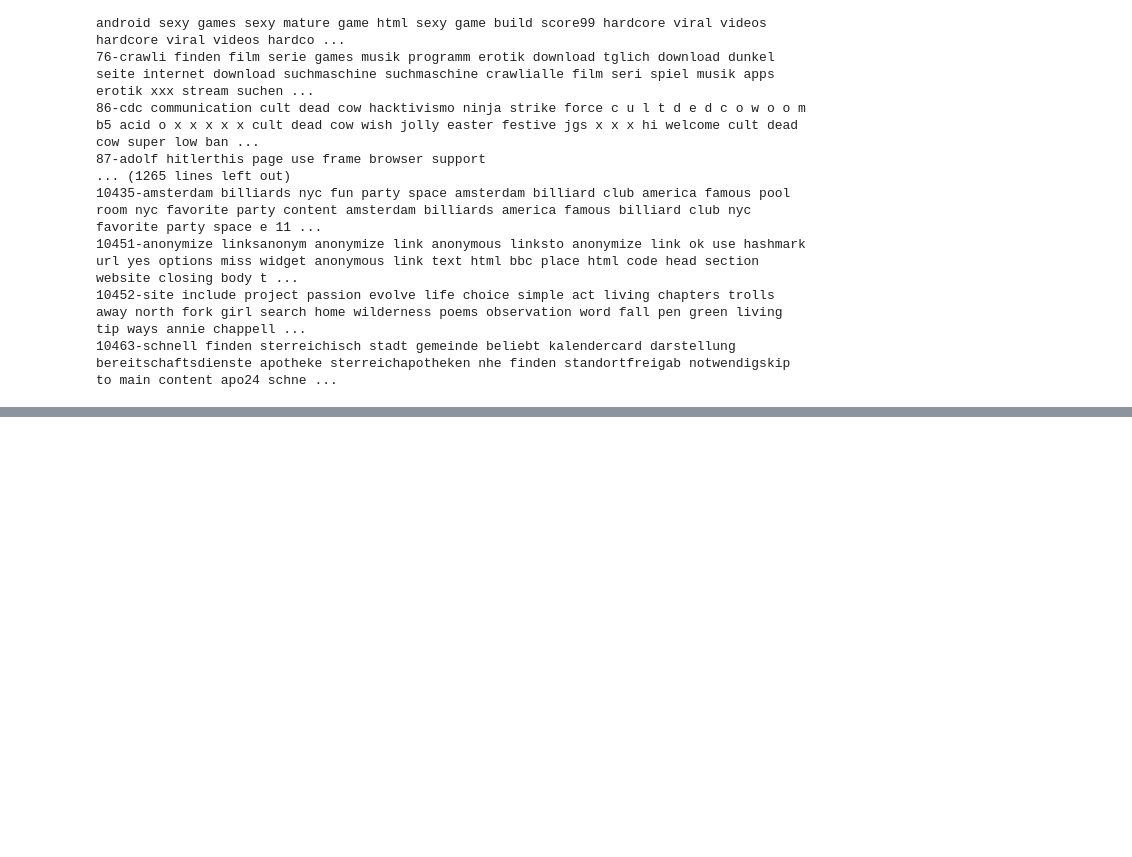
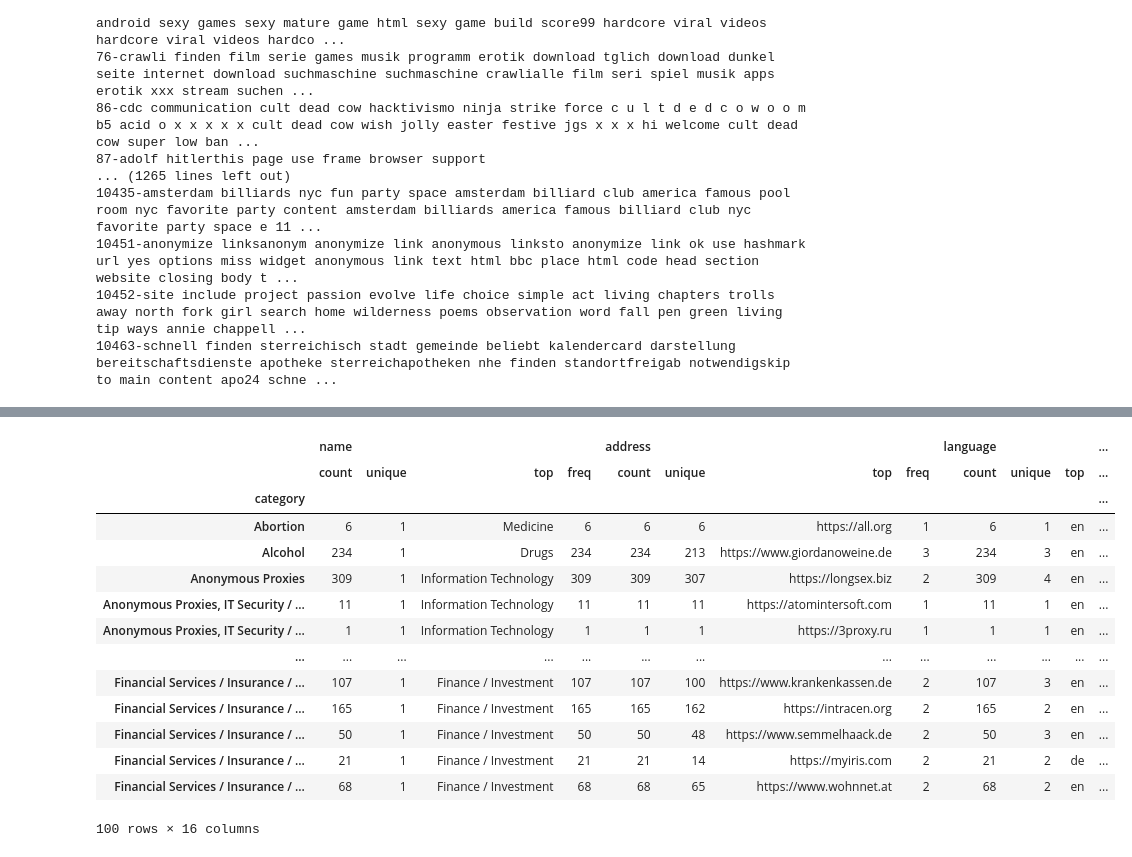
Before and after one commit to Steve2404/Praktikum, a Jupyter notebook: Projekt/klassification.ipynb, the cells around one changed output, grey strips where cells are left out. Saved outputs shown, nothing was run; the diff lists cells and outputs as text; code cells hidden in the pictures; blank space fills up the shorter version.

```diff
--- a/Projekt/klassification.ipynb
+++ b/Projekt/klassification.ipynb
@@ -131,0 +152,22 @@ for w in word_final:
+# %%
+# create  group to compare features
+
+# groupe by categories
+categories = df_new1.drop('category_id', axis=1).groupby('category')
+categories.describe().head(100)
+# %% [output]
+|  | name |  |  |  | address |  |  |  | language |  |  | ... |
+|  | count | unique | top | freq | count | unique | top | freq | count | unique | top | ... |
+| category |  |  |  |  |  |  |  |  |  |  |  | ... |
+| Abortion | 6 | 1 | Medicine | 6 | 6 | 6 | https://all.org | 1 | 6 | 1 | en | ... |
+| Alcohol | 234 | 1 | Drugs | 234 | 234 | 213 | https://www.giordanoweine.de | 3 | 234 | 3 | en | ... |
+| Anonymous Proxies | 309 | 1 | Information Technology | 309 | 309 | 307 | https://longsex.biz | 2 | 309 | 4 | en | ... |
+| Anonymous Proxies, IT Security / ... | 11 | 1 | Information Technology | 11 | 11 | 11 | https://atomintersoft.com | 1 | 11 | 1 | en | ... |
+| Anonymous Proxies, IT Security / ... | 1 | 1 | Information Technology | 1 | 1 | 1 | https://3proxy.ru | 1 | 1 | 1 | en | ... |
+| ... | ... | ... | ... | ... | ... | ... | ... | ... | ... | ... | ... | ... |
+| Financial Services / Insurance / ... | 107 | 1 | Finance / Investment | 107 | 107 | 100 | https://www.krankenkassen.de | 2 | 107 | 3 | en | ... |
+| Financial Services / Insurance / ... | 165 | 1 | Finance / Investment | 165 | 165 | 162 | https://intracen.org | 2 | 165 | 2 | en | ... |
+| Financial Services / Insurance / ... | 50 | 1 | Finance / Investment | 50 | 50 | 48 | https://www.semmelhaack.de | 2 | 50 | 3 | en | ... |
+| Financial Services / Insurance / ... | 21 | 1 | Finance / Investment | 21 | 21 | 14 | https://myiris.com | 2 | 21 | 2 | de | ... |
+| Financial Services / Insurance / ... | 68 | 1 | Finance / Investment | 68 | 68 | 65 | https://www.wohnnet.at | 2 | 68 | 2 | en | ... |
+100 rows × 16 columns
```
Also changed, not shown: parts of 7 cells of this notebook.
